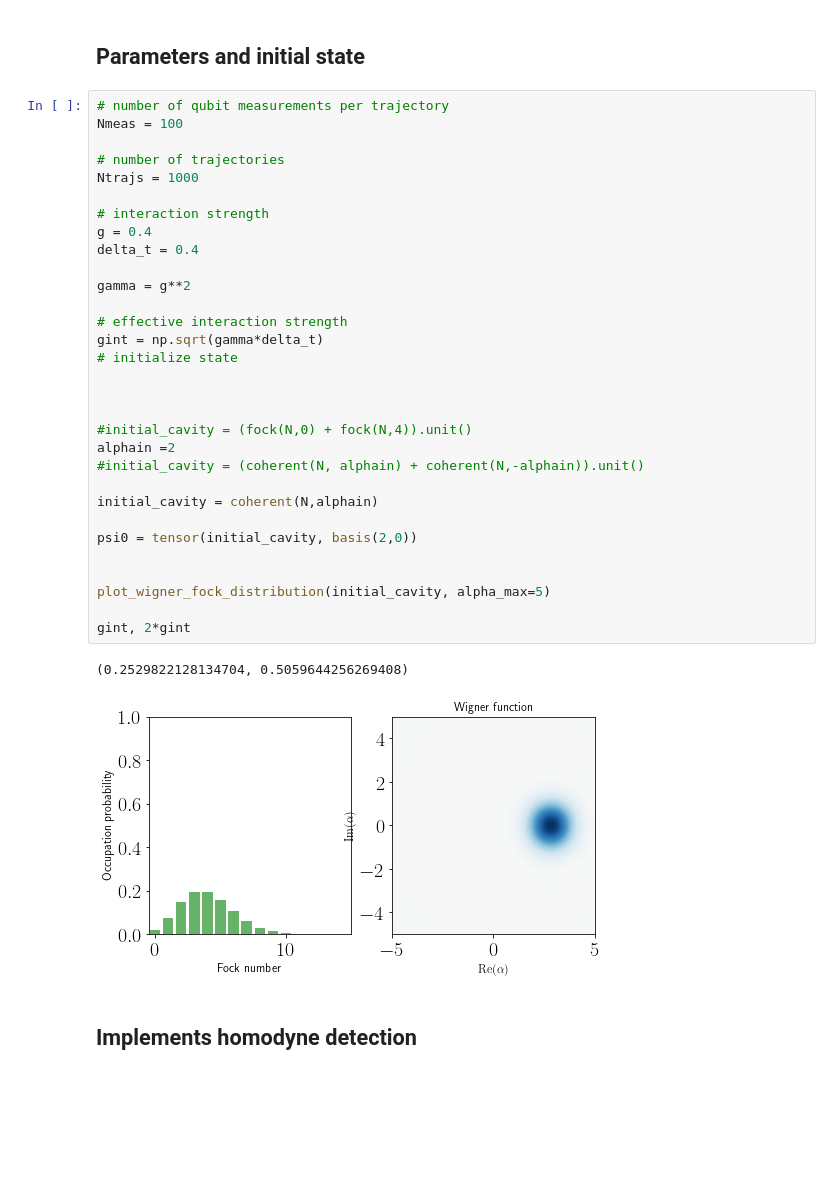
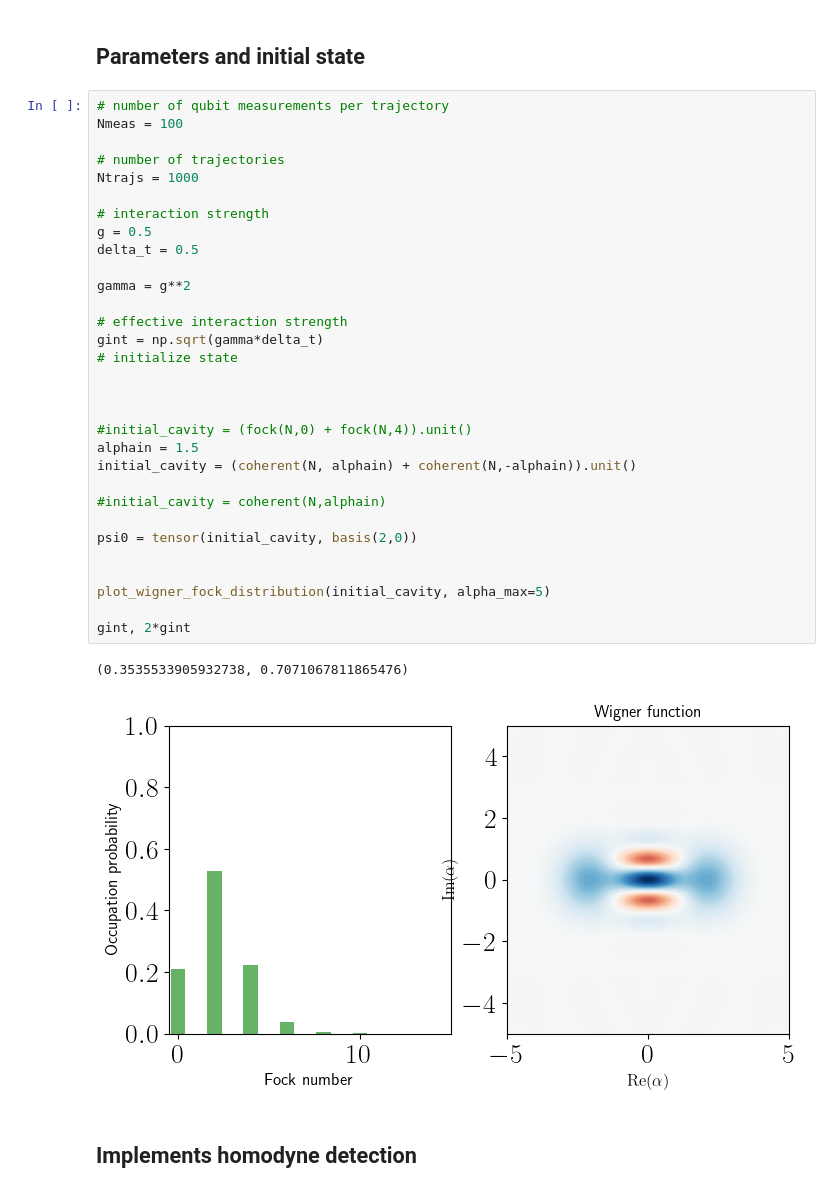
Before and after one commit to ingstra/qubitdyne, a Jupyter notebook: Digital homodyne detection and cvx tomography.ipynb, the cells around one changed output. Saved outputs shown, nothing was run; the diff lists cells and outputs as text; blank space fills up the shorter version.

```diff
--- a/Digital homodyne detection and cvx tomography.ipynb
+++ b/Digital homodyne detection and cvx tomography.ipynb
@@ -54,37 +54,37 @@ def U_gint(gint):
 # %%
 # number of qubit measurements per trajectory
 Nmeas = 100
 
 # number of trajectories
 Ntrajs = 1000
 
 # interaction strength
-g = 0.4
-delta_t = 0.4
+g = 0.5
+delta_t = 0.5
 
 gamma = g**2
 
 # effective interaction strength
 gint = np.sqrt(gamma*delta_t)
 # initialize state
 
 
 
 #initial_cavity = (fock(N,0) + fock(N,4)).unit()
-alphain =2
-#initial_cavity = (coherent(N, alphain) + coherent(N,-alphain)).unit()
+alphain = 1.5
+initial_cavity = (coherent(N, alphain) + coherent(N,-alphain)).unit()
 
-initial_cavity = coherent(N,alphain)
+#initial_cavity = coherent(N,alphain)
 
 psi0 = tensor(initial_cavity, basis(2,0))
 
 
 plot_wigner_fock_distribution(initial_cavity, alpha_max=5)
 
 gint, 2*gint
 # %% [output]
-(0.2529822128134704, 0.5059644256269408)
+(0.3535533905932738, 0.7071067811865476)
-[figure, old version]
+[figure, new version]
 # %% [markdown]
 ## Implements homodyne detection
 # %% [markdown]
```
Also changed, not shown: parts of 5 cells of this notebook.
